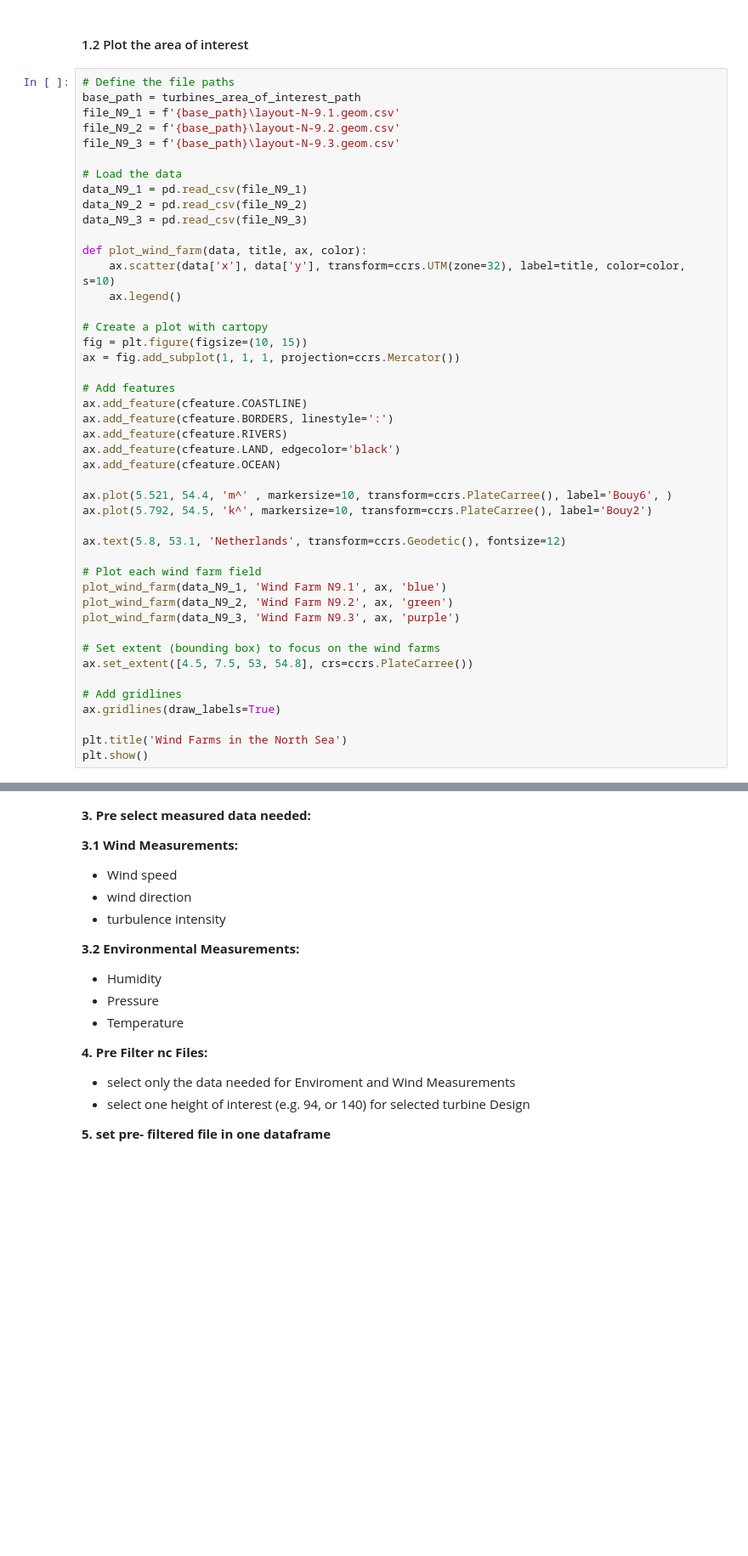
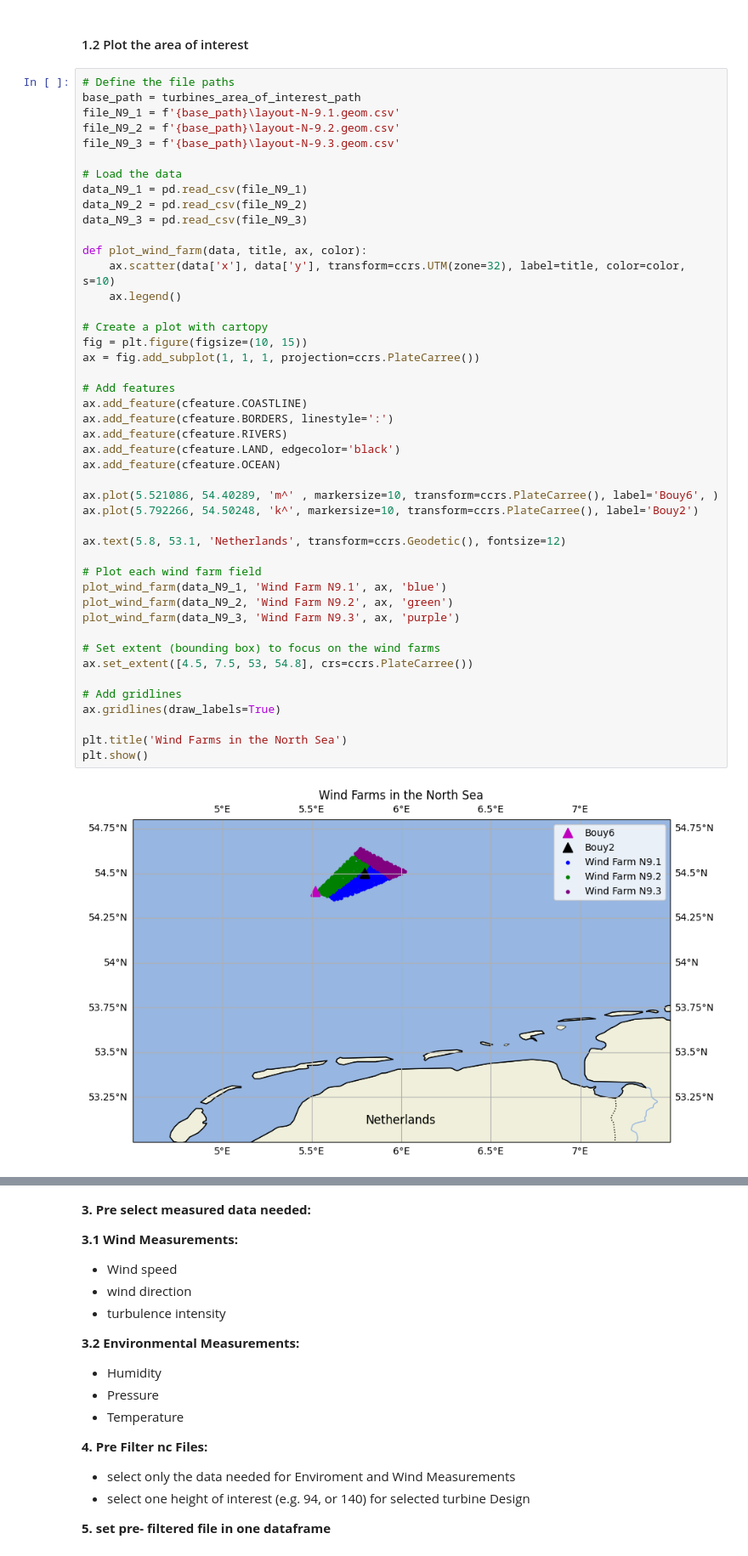
Before and after one commit to boujuan/StudentProject-Yield-Predictions-Offshore, a Jupyter notebook: 21052024_short_term_wind_climate_Julia.ipynb, the cells around one changed output, grey strips where cells are left out. Shown: that part at 85% size. Drawn from its saved outputs; the diff is of its cells as text; blank space fills up the shorter version.

```diff
--- a/21052024_short_term_wind_climate_Julia.ipynb
+++ b/21052024_short_term_wind_climate_Julia.ipynb
@@ -106,36 +106,38 @@ data_N9_3 = pd.read_csv(file_N9_3)
 def plot_wind_farm(data, title, ax, color):
     ax.scatter(data['x'], data['y'], transform=ccrs.UTM(zone=32), label=title, color=color, s=10)
     ax.legend()
 
 # Create a plot with cartopy
 fig = plt.figure(figsize=(10, 15))
-ax = fig.add_subplot(1, 1, 1, projection=ccrs.Mercator())
+ax = fig.add_subplot(1, 1, 1, projection=ccrs.PlateCarree())
 
 # Add features
 ax.add_feature(cfeature.COASTLINE)
 ax.add_feature(cfeature.BORDERS, linestyle=':')
 ax.add_feature(cfeature.RIVERS)
 ax.add_feature(cfeature.LAND, edgecolor='black')
 ax.add_feature(cfeature.OCEAN)
 
-ax.plot(5.521, 54.4, 'm^' , markersize=10, transform=ccrs.PlateCarree(), label='Bouy6', )
-ax.plot(5.792, 54.5, 'k^', markersize=10, transform=ccrs.PlateCarree(), label='Bouy2')
+ax.plot(5.521086, 54.40289, 'm^' , markersize=10, transform=ccrs.PlateCarree(), label='Bouy6', )
+ax.plot(5.792266, 54.50248, 'k^', markersize=10, transform=ccrs.PlateCarree(), label='Bouy2')
 
 ax.text(5.8, 53.1, 'Netherlands', transform=ccrs.Geodetic(), fontsize=12)
 
 # Plot each wind farm field
 plot_wind_farm(data_N9_1, 'Wind Farm N9.1', ax, 'blue')
 plot_wind_farm(data_N9_2, 'Wind Farm N9.2', ax, 'green')
 plot_wind_farm(data_N9_3, 'Wind Farm N9.3', ax, 'purple')
 
 # Set extent (bounding box) to focus on the wind farms
 ax.set_extent([4.5, 7.5, 53, 54.8], crs=ccrs.PlateCarree())
 
 # Add gridlines
 ax.gridlines(draw_labels=True)
 
 plt.title('Wind Farms in the North Sea')
 plt.show()
+# %% [output]
+[figure, added]
 # %%
 # Second plot but zoomed in:
 
```
Also changed, not shown: parts of 2 cells of this notebook.
